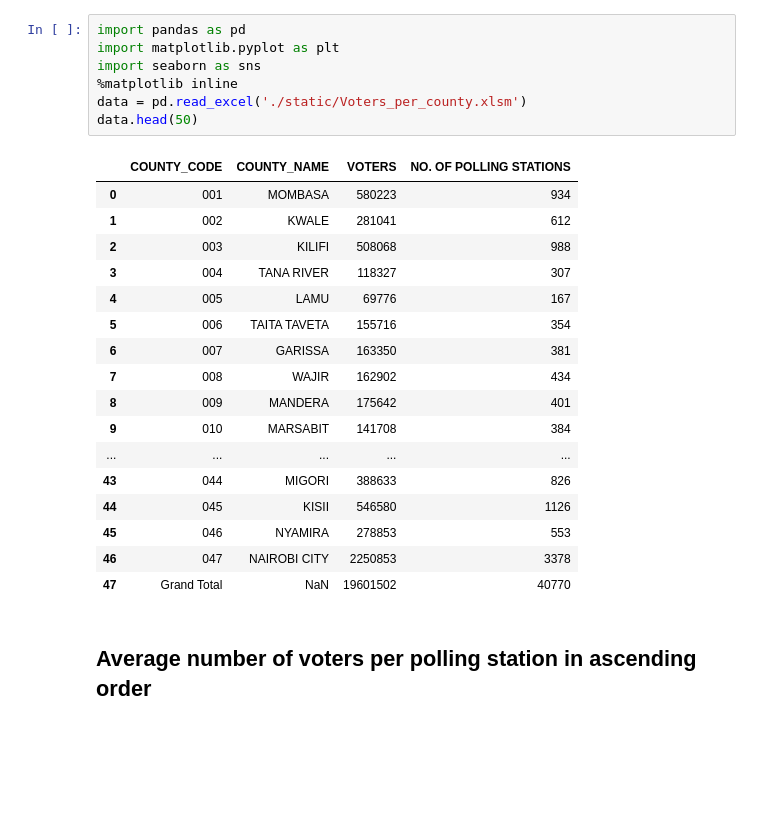
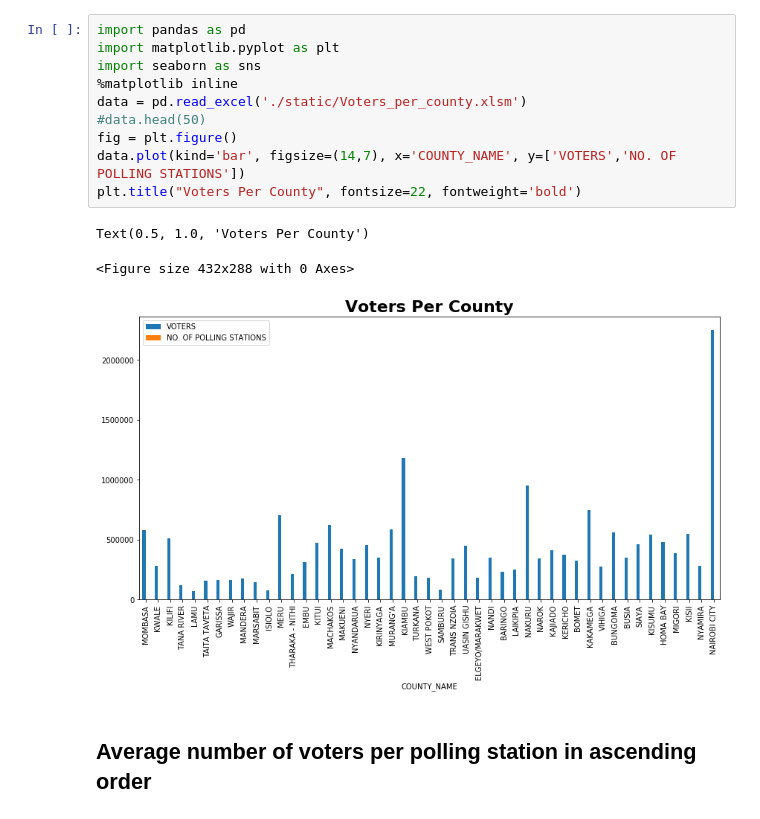
Before and after one commit to gyleodhis/2017-voter-analysis-in-Kenya, a Jupyter notebook: voters_per_county.ipynb, the cells around one changed output. Saved outputs shown, nothing was run; the diff lists cells and outputs as text; blank space fills up the shorter version.

Commit message:
Added visuals

```diff
--- a/voters_per_county.ipynb
+++ b/voters_per_county.ipynb
@@ -1,28 +1,17 @@
 # %%
 import pandas as pd
 import matplotlib.pyplot as plt
 import seaborn as sns
 %matplotlib inline
 data = pd.read_excel('./static/Voters_per_county.xlsm')
-data.head(50)
+#data.head(50)
+fig = plt.figure()
+data.plot(kind='bar', figsize=(14,7), x='COUNTY_NAME', y=['VOTERS','NO. OF POLLING STATIONS'])
+plt.title("Voters Per County", fontsize=22, fontweight='bold')
 # %% [output]
-|  | COUNTY_CODE | COUNTY_NAME | VOTERS | NO. OF POLLING STATIONS |
-| 0 | 001 | MOMBASA | 580223 | 934 |
-| 1 | 002 | KWALE | 281041 | 612 |
-| 2 | 003 | KILIFI | 508068 | 988 |
-| 3 | 004 | TANA RIVER | 118327 | 307 |
-| 4 | 005 | LAMU | 69776 | 167 |
-| 5 | 006 | TAITA TAVETA | 155716 | 354 |
-| 6 | 007 | GARISSA | 163350 | 381 |
-| 7 | 008 | WAJIR | 162902 | 434 |
-| 8 | 009 | MANDERA | 175642 | 401 |
-| 9 | 010 | MARSABIT | 141708 | 384 |
-| ... | ... | ... | ... | ... |
-| 43 | 044 | MIGORI | 388633 | 826 |
-| 44 | 045 | KISII | 546580 | 1126 |
-| 45 | 046 | NYAMIRA | 278853 | 553 |
-| 46 | 047 | NAIROBI CITY | 2250853 | 3378 |
-| 47 | Grand Total | NaN | 19601502 | 40770 |
+Text(0.5, 1.0, 'Voters Per County')
+<Figure size 432x288 with 0 Axes>
+[figure, added]
 # %% [markdown]
 ## Average number of voters per polling station in ascending order
 # %%
```
Also changed, not shown: parts of 5 cells of this notebook.
